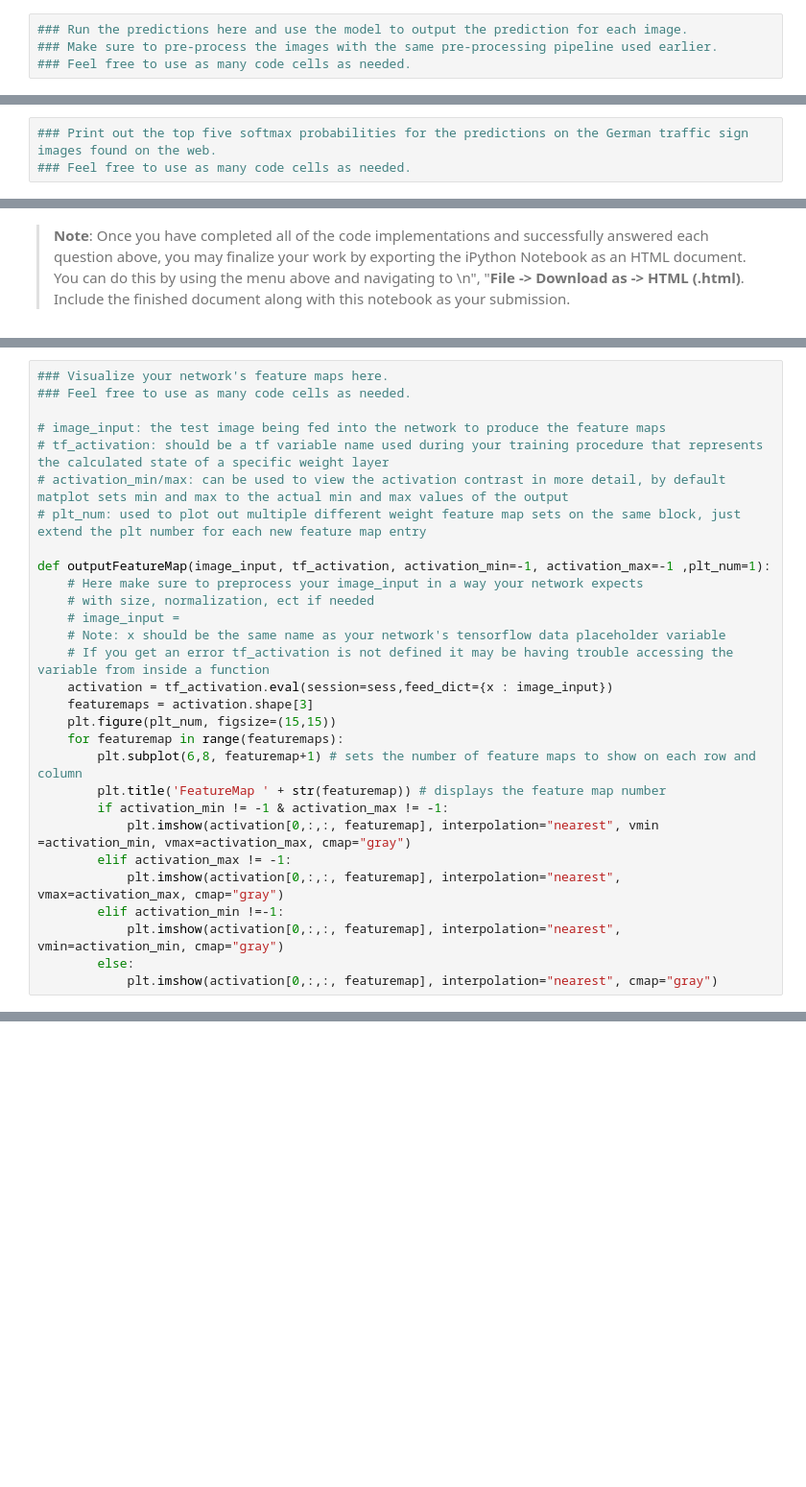
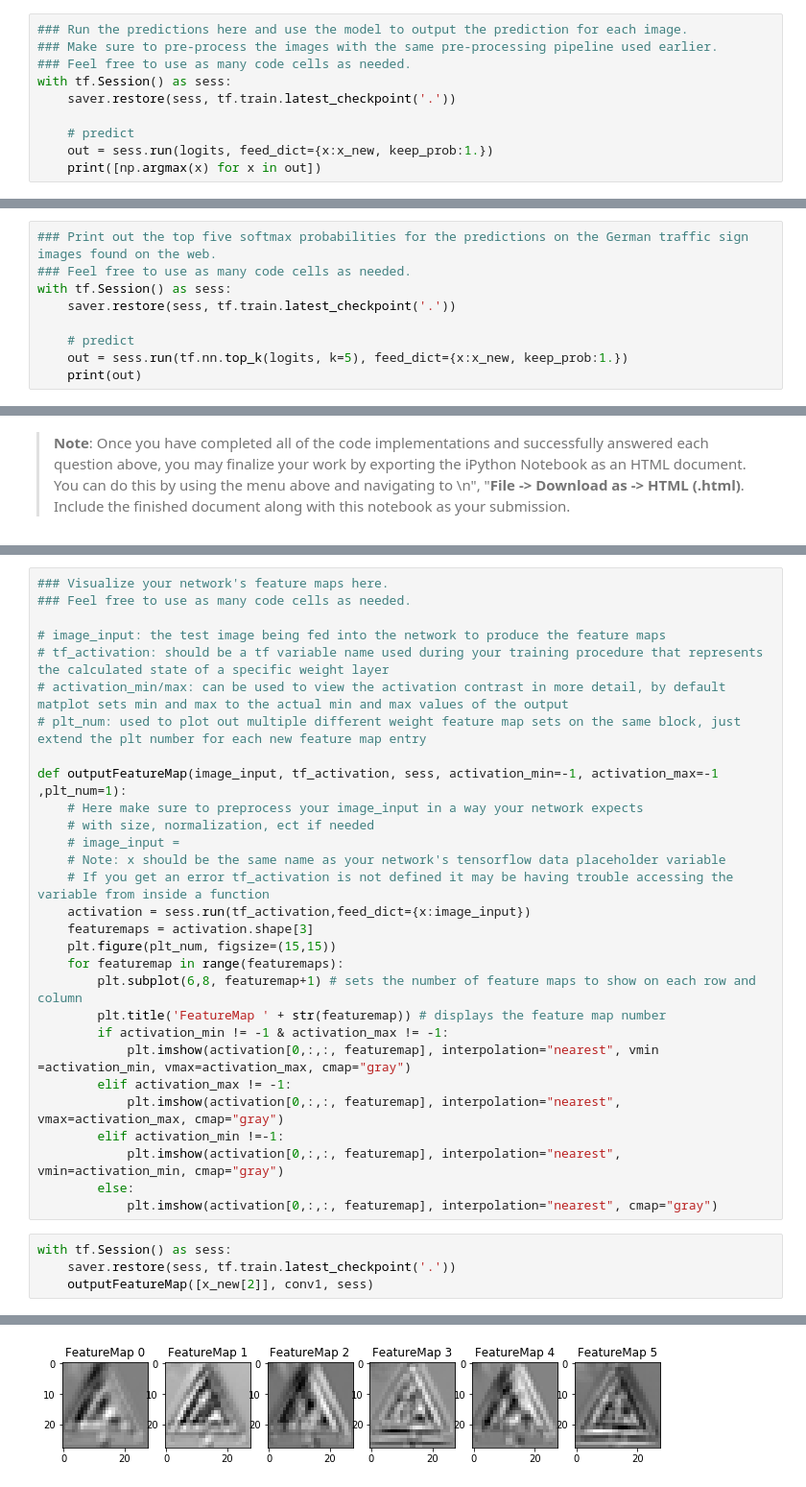
Before and after one commit to DataShrimp/CarND-Traffic-Sign-Classifier-Project, a Jupyter notebook: Traffic_Sign_Classifier.ipynb, the cells around one changed output, grey strips where cells are left out. Shown at 96% size. Saved outputs shown, nothing was run; the diff lists cells and outputs as text; blank space fills up the shorter version.

```diff
--- a/Traffic_Sign_Classifier.ipynb
+++ b/Traffic_Sign_Classifier.ipynb
@@ -294,3 +327,9 @@ You may find `signnames.csv` useful as it contains mappings from the class id (i
 ### Run the predictions here and use the model to output the prediction for each image.
 ### Make sure to pre-process the images with the same pre-processing pipeline used earlier.
 ### Feel free to use as many code cells as needed.
+with tf.Session() as sess:
+    saver.restore(sess, tf.train.latest_checkpoint('.'))
+
+    # predict
+    out = sess.run(logits, feed_dict={x:x_new, keep_prob:1.})
+    print([np.argmax(x) for x in out])
@@ -342,3 +394,9 @@ Looking just at the first row we get `[ 0.34763842,  0.24879643,  0.12789202]`,
 # %%
 ### Print out the top five softmax probabilities for the predictions on the German traffic sign images found on the web.
 ### Feel free to use as many code cells as needed.
+with tf.Session() as sess:
+    saver.restore(sess, tf.train.latest_checkpoint('.'))
+
+    # predict
+    out = sess.run(tf.nn.top_k(logits, k=5), feed_dict={x:x_new, keep_prob:1.})
+    print(out)
@@ -377,13 +451,13 @@ For an example of what feature map outputs look like, check out NVIDIA's results
 # activation_min/max: can be used to view the activation contrast in more detail, by default matplot sets min and max to the actual min and max values of the output
 # plt_num: used to plot out multiple different weight feature map sets on the same block, just extend the plt number for each new feature map entry
 
-def outputFeatureMap(image_input, tf_activation, activation_min=-1, activation_max=-1 ,plt_num=1):
+def outputFeatureMap(image_input, tf_activation, sess, activation_min=-1, activation_max=-1 ,plt_num=1):
     # Here make sure to preprocess your image_input in a way your network expects
     # with size, normalization, ect if needed
     # image_input =
     # Note: x should be the same name as your network's tensorflow data placeholder variable
     # If you get an error tf_activation is not defined it may be having trouble accessing the variable from inside a function
-    activation = tf_activation.eval(session=sess,feed_dict={x : image_input})
+    activation = sess.run(tf_activation,feed_dict={x:image_input})
     featuremaps = activation.shape[3]
     plt.figure(plt_num, figsize=(15,15))
     for featuremap in range(featuremaps):
@@ -397,3 +471,8 @@ def outputFeatureMap(image_input, tf_activation, activation_min=-1, activation_m
             plt.imshow(activation[0,:,:, featuremap], interpolation="nearest", vmin=activation_min, cmap="gray")
         else:
             plt.imshow(activation[0,:,:, featuremap], interpolation="nearest", cmap="gray")
+# %%
+with tf.Session() as sess:
+    saver.restore(sess, tf.train.latest_checkpoint('.'))
+    outputFeatureMap([x_new[2]], conv1, sess)
+# %% [output]
@@ -399,0 +480 @@ def outputFeatureMap(image_input, tf_activation, activation_min=-1, activation_m
+[figure, added]
```
Also changed, not shown: parts of 17 cells of this notebook, 7 other files.
